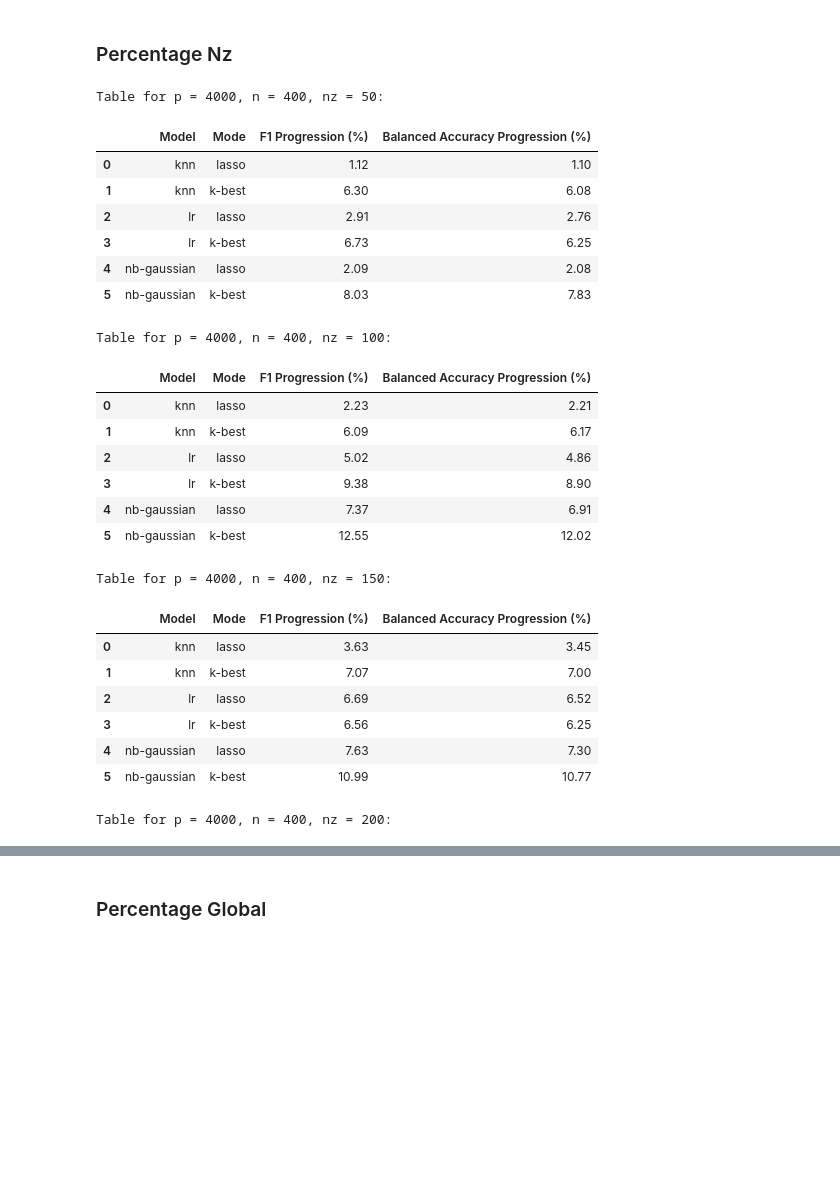
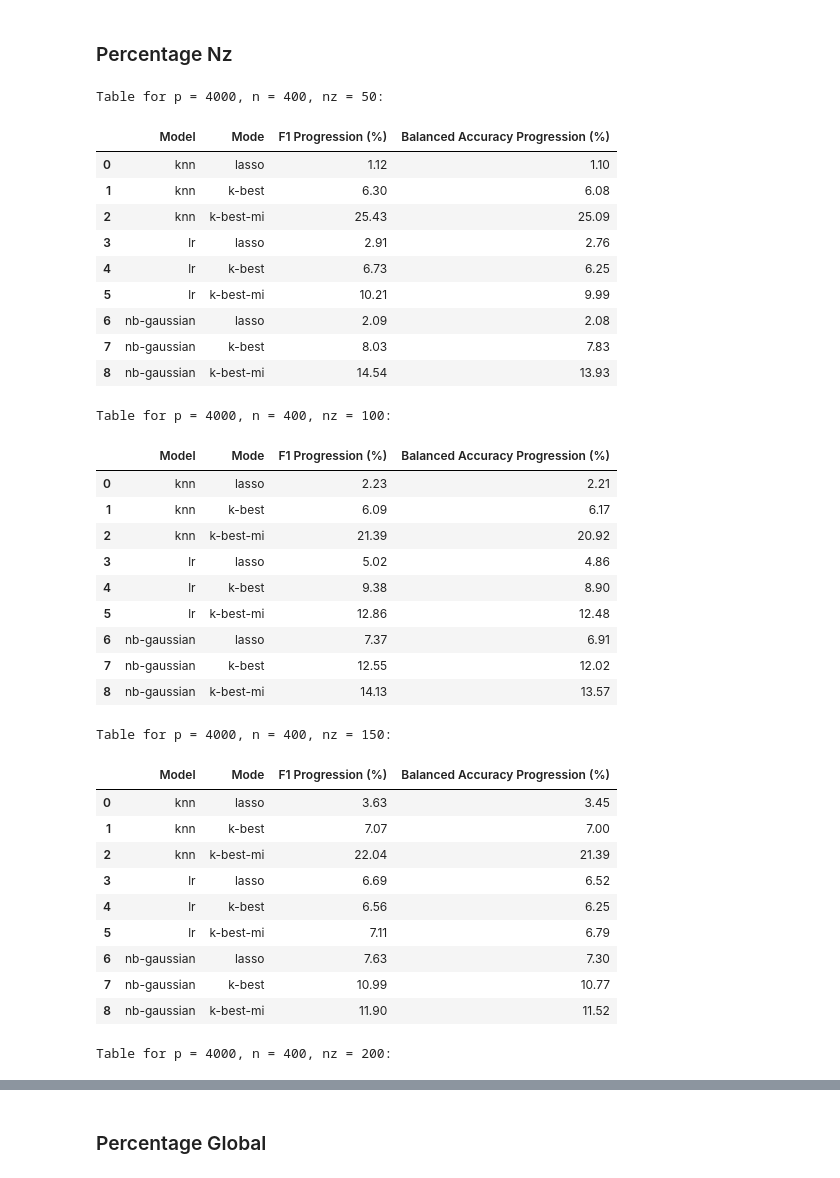
Before and after one commit to JeremCab/Pk-LPNN, a Jupyter notebook: notebooks/Synthetic_results_and_plot.ipynb, the cells around one changed output, grey strips where cells are left out. Cells and saved outputs as stored; diff of their text form; code cells hidden in the pictures; blank space fills up the shorter version.

```diff
--- a/notebooks/Synthetic_results_and_plot.ipynb
+++ b/notebooks/Synthetic_results_and_plot.ipynb
@@ -38,7 +38,7 @@ for p in p_values:
     nzs = [int(p*percent//100) for percent in percent_values]
     nrs = [int(p*percent//100) for percent in percent_relevent_values]
 
-    fts_modes = ["full", "random", "k-best", "lasso", "pk-lpnn"]
+    fts_modes = ["full", "random", "k-best", "k-best-mi", "lasso", "pk-lpnn"]
     models = ["knn", "lr", "nb-gaussian"]
 
     results_d[p] = {}
@@ -266,7 +274,7 @@ for p in p_values:
                 if "pk-lpnn" in results_d[p][n][nz] and model in results_d[p][n][nz]["pk-lpnn"]:
                     pk_lpnn_f1, pk_lpnn_b_acc = results_d[p][n][nz]["pk-lpnn"][model]
 
-                    for mode in ["lasso", "k-best"]:
+                    for mode in ["lasso", "k-best", "k-best-mi"]:
                         if mode in results_d[p][n][nz] and model in results_d[p][n][nz][mode]:
                             mode_f1, mode_b_acc = results_d[p][n][nz][mode][model]
 
@@ -282,53 +290,62 @@ for p in p_values:
                             }
 
 # Résumé dans un tableau DataFrame
 summary_tables = {}
 
 for p in progression_percentages:
     for n in progression_percentages[p]:
         for nz in progression_percentages[p][n]:
             table_data = []
             for model in progression_percentages[p][n][nz]:
                 for mode, metrics in progression_percentages[p][n][nz][model].items():
                     table_data.append([model, mode, metrics["f1_progression"], metrics["b_acc_progression"]])
 
             # Créer un DataFrame pour chaque combinaison de p, n, et nz
             summary_tables[(p, n, nz)] = pd.DataFrame(
                 table_data,
                 columns=["Model", "Mode", "F1 Progression (%)", "Balanced Accuracy Progression (%)"],
             )
 
 # Affichage des tables
 for key, table in summary_tables.items():
     p, n, nz = key
     print(f"Table for p = {p}, n = {n}, nz = {nz}:\n")
     display(table)
     print("\n")
 # %% [output]
 Table for p = 4000, n = 400, nz = 50:
 |  | Model | Mode | F1 Progression (%) | Balanced Accuracy Progression (%) |
 | 0 | knn | lasso | 1.12 | 1.10 |
 | 1 | knn | k-best | 6.30 | 6.08 |
-| 2 | lr | lasso | 2.91 | 2.76 |
-| 3 | lr | k-best | 6.73 | 6.25 |
-| 4 | nb-gaussian | lasso | 2.09 | 2.08 |
-| 5 | nb-gaussian | k-best | 8.03 | 7.83 |
+| 2 | knn | k-best-mi | 25.43 | 25.09 |
+| 3 | lr | lasso | 2.91 | 2.76 |
+| 4 | lr | k-best | 6.73 | 6.25 |
+| 5 | lr | k-best-mi | 10.21 | 9.99 |
+| 6 | nb-gaussian | lasso | 2.09 | 2.08 |
+| 7 | nb-gaussian | k-best | 8.03 | 7.83 |
+| 8 | nb-gaussian | k-best-mi | 14.54 | 13.93 |
 Table for p = 4000, n = 400, nz = 100:
 |  | Model | Mode | F1 Progression (%) | Balanced Accuracy Progression (%) |
 | 0 | knn | lasso | 2.23 | 2.21 |
 | 1 | knn | k-best | 6.09 | 6.17 |
-| 2 | lr | lasso | 5.02 | 4.86 |
-| 3 | lr | k-best | 9.38 | 8.90 |
-| 4 | nb-gaussian | lasso | 7.37 | 6.91 |
-| 5 | nb-gaussian | k-best | 12.55 | 12.02 |
+| 2 | knn | k-best-mi | 21.39 | 20.92 |
+| 3 | lr | lasso | 5.02 | 4.86 |
+| 4 | lr | k-best | 9.38 | 8.90 |
+| 5 | lr | k-best-mi | 12.86 | 12.48 |
+| 6 | nb-gaussian | lasso | 7.37 | 6.91 |
+| 7 | nb-gaussian | k-best | 12.55 | 12.02 |
+| 8 | nb-gaussian | k-best-mi | 14.13 | 13.57 |
 Table for p = 4000, n = 400, nz = 150:
 |  | Model | Mode | F1 Progression (%) | Balanced Accuracy Progression (%) |
 | 0 | knn | lasso | 3.63 | 3.45 |
 | 1 | knn | k-best | 7.07 | 7.00 |
-| 2 | lr | lasso | 6.69 | 6.52 |
-| 3 | lr | k-best | 6.56 | 6.25 |
-| 4 | nb-gaussian | lasso | 7.63 | 7.30 |
-| 5 | nb-gaussian | k-best | 10.99 | 10.77 |
+| 2 | knn | k-best-mi | 22.04 | 21.39 |
+| 3 | lr | lasso | 6.69 | 6.52 |
+| 4 | lr | k-best | 6.56 | 6.25 |
+| 5 | lr | k-best-mi | 7.11 | 6.79 |
+| 6 | nb-gaussian | lasso | 7.63 | 7.30 |
+| 7 | nb-gaussian | k-best | 10.99 | 10.77 |
+| 8 | nb-gaussian | k-best-mi | 11.90 | 11.52 |
 Table for p = 4000, n = 400, nz = 200:
 |  | Model | Mode | F1 Progression (%) | Balanced Accuracy Progression (%) |
 | 0 | knn | lasso | 1.40 | 1.38 |
```
Also changed, not shown: parts of 10 cells of this notebook.
